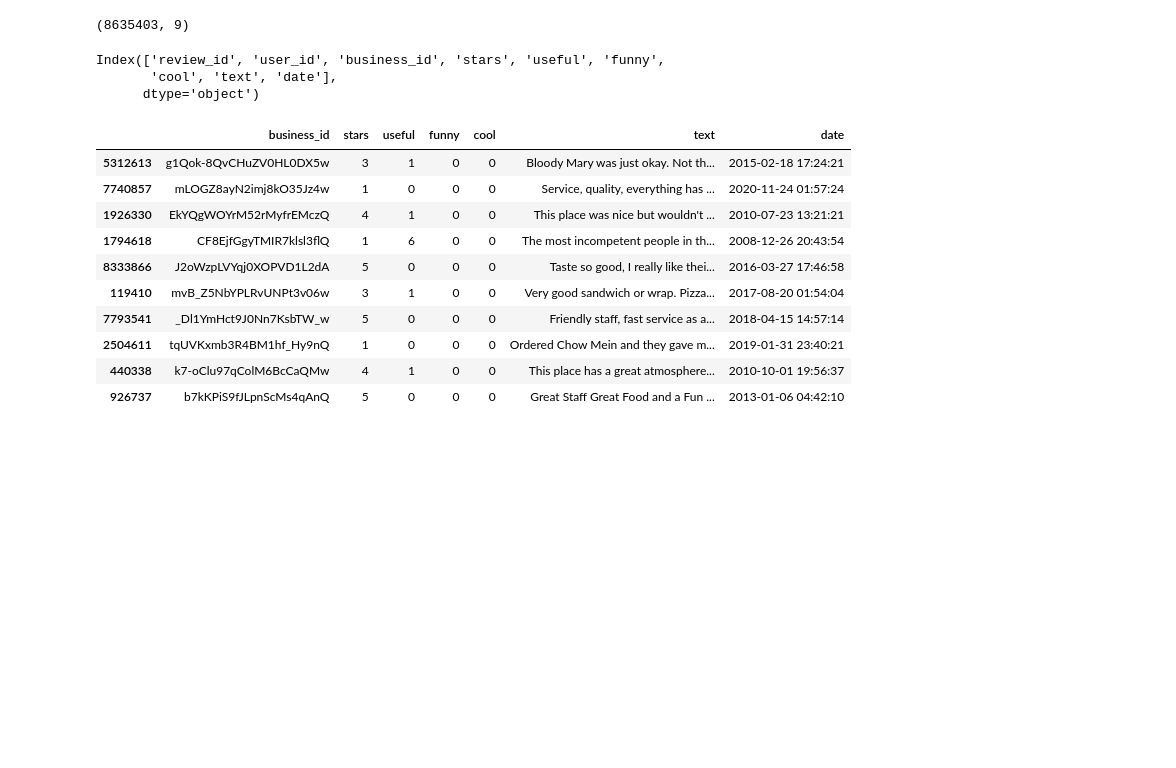
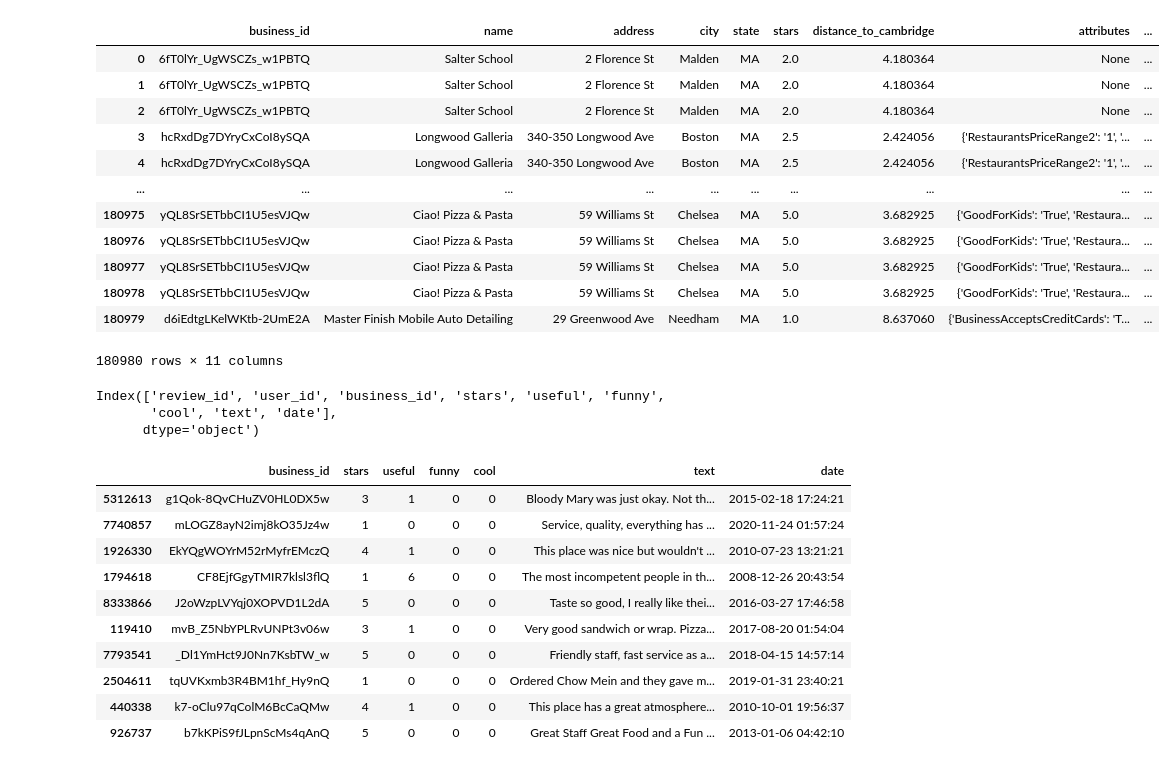
Before and after one commit to justinxu421/restaurant_planner, a Jupyter notebook: yelp.ipynb, the cells around one changed output. Saved outputs shown, nothing was run; the diff lists cells and outputs as text; code cells hidden in the pictures; blank space fills up the shorter version.

```diff
--- a/yelp.ipynb
+++ b/yelp.ipynb
@@ -118,2 +114,18 @@ df_reviews = pd.read_json('yelp_dataset/yelp_academic_dataset_review.json', line
+# %%
+df_close_tips
+# %% [output]
+|  | business_id | name | address | city | state | stars | distance_to_cambridge | attributes | ... |
+| 0 | 6fT0lYr_UgWSCZs_w1PBTQ | Salter School | 2 Florence St | Malden | MA | 2.0 | 4.180364 | None | ... |
+| 1 | 6fT0lYr_UgWSCZs_w1PBTQ | Salter School | 2 Florence St | Malden | MA | 2.0 | 4.180364 | None | ... |
+| 2 | 6fT0lYr_UgWSCZs_w1PBTQ | Salter School | 2 Florence St | Malden | MA | 2.0 | 4.180364 | None | ... |
+| 3 | hcRxdDg7DYryCxCoI8ySQA | Longwood Galleria | 340-350 Longwood Ave | Boston | MA | 2.5 | 2.424056 | {'RestaurantsPriceRange2': '1', '... | ... |
+| 4 | hcRxdDg7DYryCxCoI8ySQA | Longwood Galleria | 340-350 Longwood Ave | Boston | MA | 2.5 | 2.424056 | {'RestaurantsPriceRange2': '1', '... | ... |
+| ... | ... | ... | ... | ... | ... | ... | ... | ... | ... |
+| 180975 | yQL8SrSETbbCI1U5esVJQw | Ciao! Pizza & Pasta | 59 Williams St | Chelsea | MA | 5.0 | 3.682925 | {'GoodForKids': 'True', 'Restaura... | ... |
+| 180976 | yQL8SrSETbbCI1U5esVJQw | Ciao! Pizza & Pasta | 59 Williams St | Chelsea | MA | 5.0 | 3.682925 | {'GoodForKids': 'True', 'Restaura... | ... |
+| 180977 | yQL8SrSETbbCI1U5esVJQw | Ciao! Pizza & Pasta | 59 Williams St | Chelsea | MA | 5.0 | 3.682925 | {'GoodForKids': 'True', 'Restaura... | ... |
+| 180978 | yQL8SrSETbbCI1U5esVJQw | Ciao! Pizza & Pasta | 59 Williams St | Chelsea | MA | 5.0 | 3.682925 | {'GoodForKids': 'True', 'Restaura... | ... |
+| 180979 | d6iEdtgLKelWKtb-2UmE2A | Master Finish Mobile Auto Detailing | 29 Greenwood Ave | Needham | MA | 1.0 | 8.637060 | {'BusinessAcceptsCreditCards': 'T... | ... |
+180980 rows × 11 columns
 # %%
 df_reviews_close = df_close.merge(df_reviews, on = 'business_id')
@@ -120,7 +133,3 @@ df_reviews_close = df_close.merge(df_reviews, on = 'business_id')
-# %%
-df_reviews.shape
-# %% [output]
-(8635403, 9)
 # %%
 df_reviews_close.to_csv('data/reviews_within_10_miles_of_cambridge.csv', index=False)
 # %%
```
Also changed, not shown: parts of 20 cells of this notebook, 7 other files.
